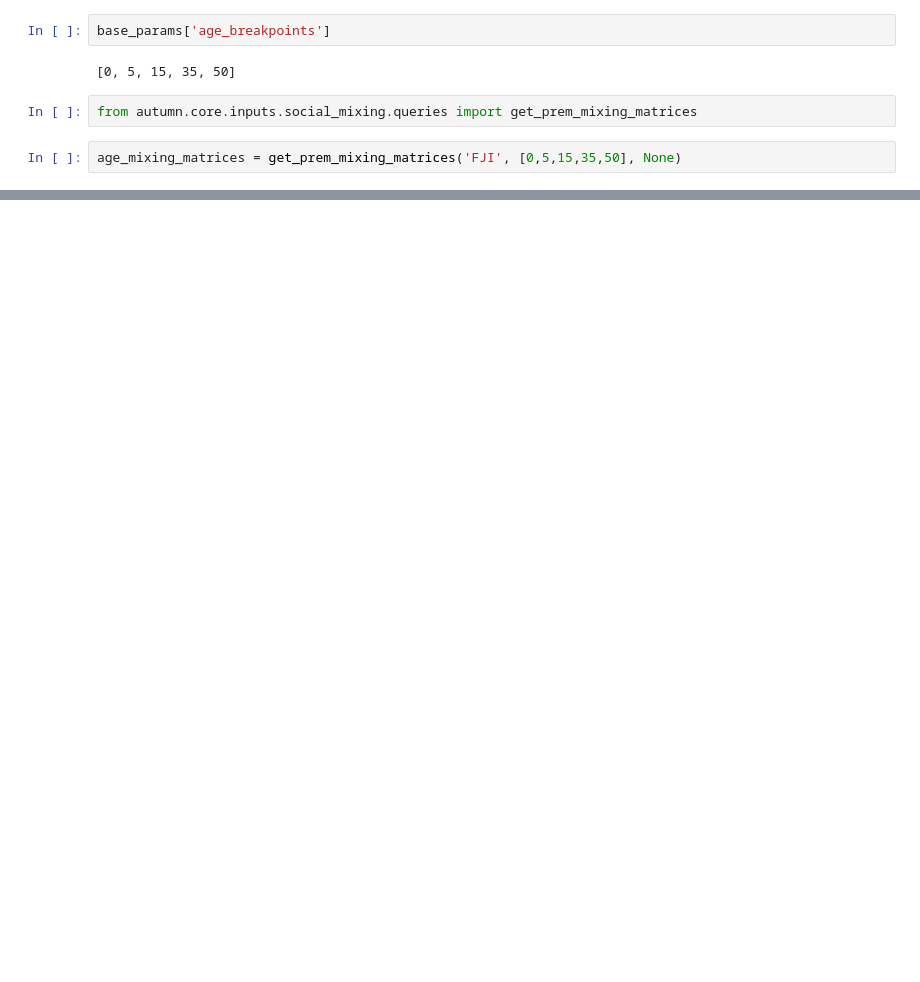
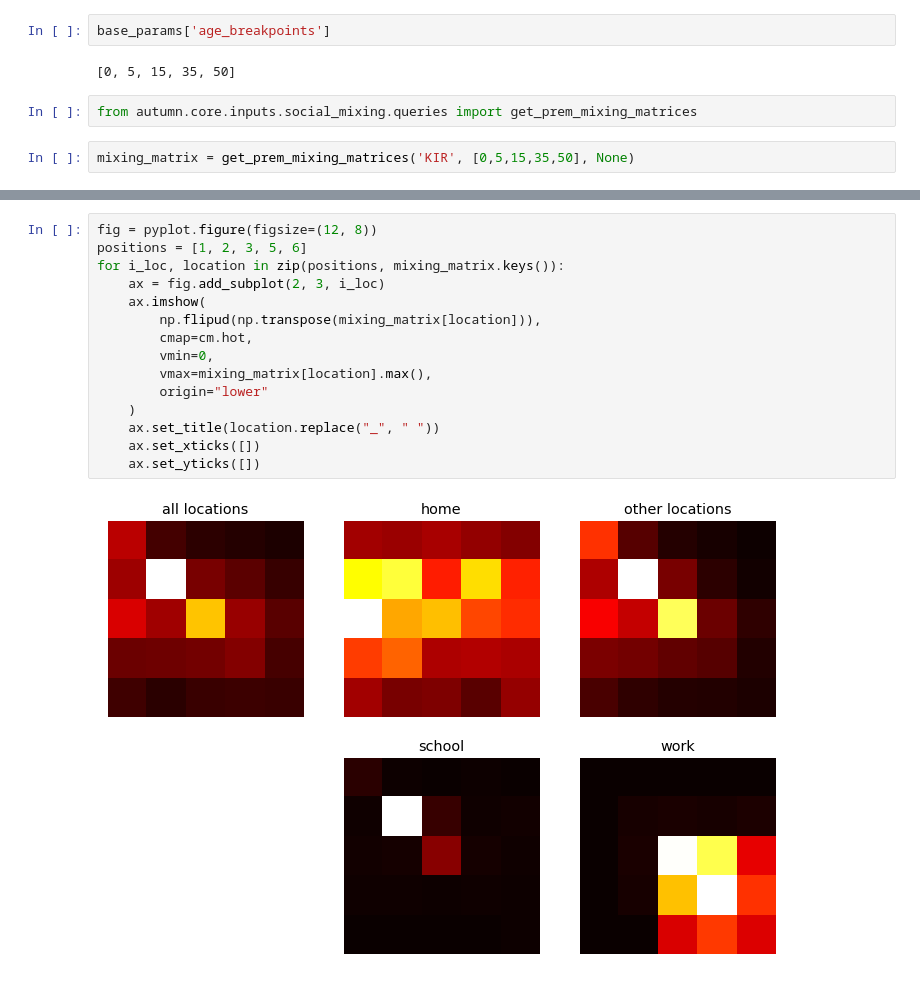
Before and after one commit to monash-emu/AuTuMN, a Jupyter notebook: notebooks/user/vbui/run_model.ipynb, the cells around one changed output, grey strips where cells are left out. Cells and saved outputs as stored; diff of their text form; blank space fills up the shorter version.

```diff
--- a/notebooks/user/vbui/run_model.ipynb
+++ b/notebooks/user/vbui/run_model.ipynb
@@ -70,4 +72,4 @@ base_params['age_breakpoints']
 # %%
 from autumn.core.inputs.social_mixing.queries import get_prem_mixing_matrices
 # %%
-age_mixing_matrices = get_prem_mixing_matrices('FJI', [0,5,15,35,50], None)
+mixing_matrix = get_prem_mixing_matrices('KIR', [0,5,15,35,50], None)
@@ -93,0 +96,17 @@ age_mixing_matrices
+# %%
+fig = pyplot.figure(figsize=(12, 8))
+positions = [1, 2, 3, 5, 6]
+for i_loc, location in zip(positions, mixing_matrix.keys()):
+    ax = fig.add_subplot(2, 3, i_loc)
+    ax.imshow(
+        np.flipud(np.transpose(mixing_matrix[location])),
+        cmap=cm.hot,
+        vmin=0,
+        vmax=mixing_matrix[location].max(),
+        origin="lower"
+    )
+    ax.set_title(location.replace("_", " "))
+    ax.set_xticks([])
+    ax.set_yticks([])
+# %% [output]
+[figure, added]
```
Also changed, not shown: parts of 4 cells of this notebook, 1 other file.
